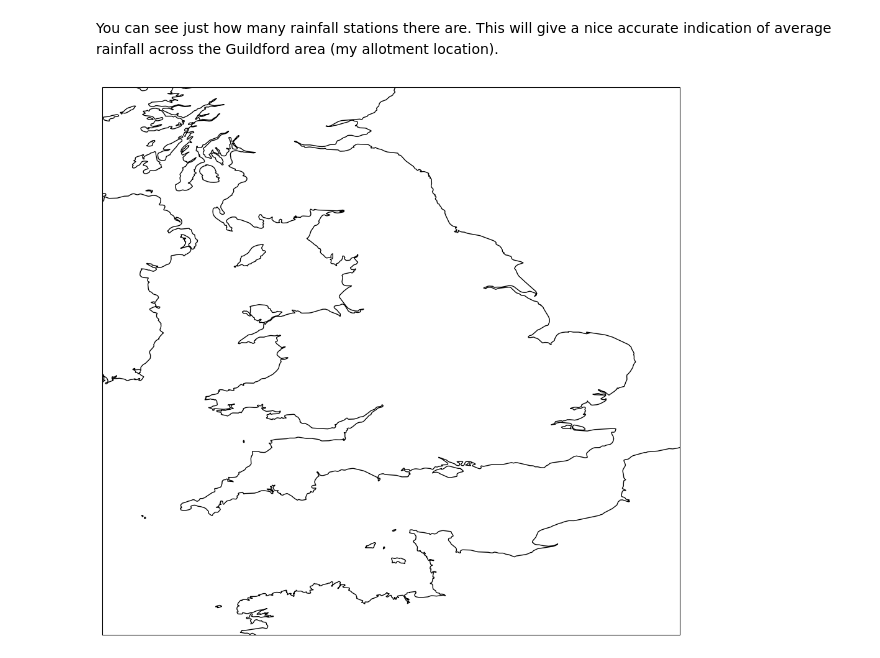
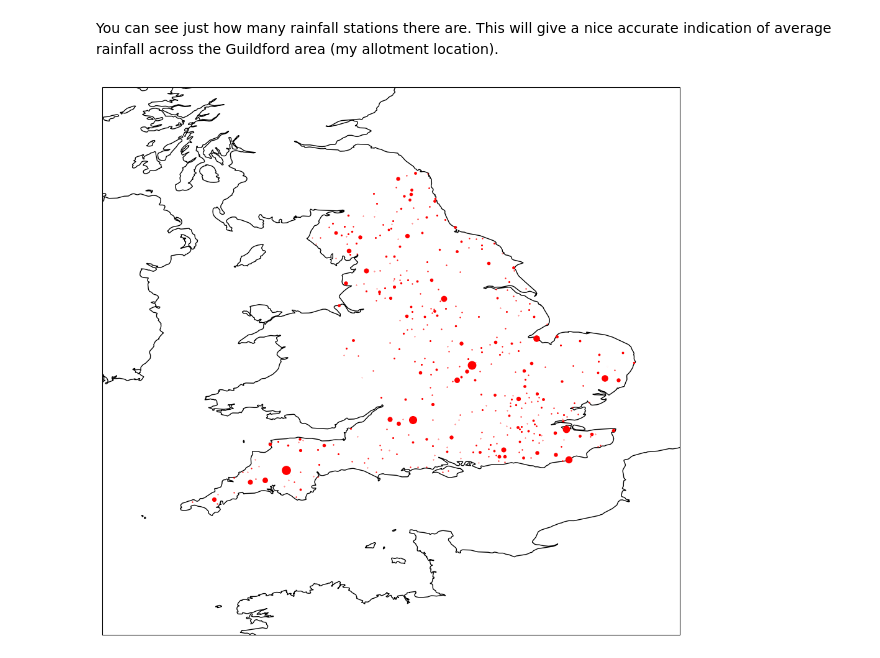
Before and after one commit to KasparSnashall/training-for-training, a Jupyter notebook: rainfall_api/rain_fall.ipynb, the cells around one changed output. Drawn from its saved outputs; the diff is of its cells as text; code cells hidden in the pictures.

Commit message:
removed print statements and added correct value plot

```diff
--- a/rainfall_api/rain_fall.ipynb
+++ b/rainfall_api/rain_fall.ipynb
@@ -67,29 +67,28 @@ You can see just how many rainfall stations there are. This will give a nice acc
 # %%
 
 measures = requests.get("https://environment.data.gov.uk/flood-monitoring/id/measures?parameter=rainfall")
 root_measures = measures.json()
 
 plt.figure(figsize=(12,12))
 ax = plt.axes(projection=ccrs.PlateCarree(),  extent=img_extent)
 ax.coastlines(resolution = "10m")
 
 lons = []
 lats = []
 measures = []
 for item in root_measures["items"]:
-
     try:
         measures.append(item["latestReading"]["value"])
-        lats.append(item["lat"])
-        lons.append(item["long"])
-        print(item["latestReading"]["value"])
+        station_ref = item["stationReference"]
+        loc_data = locations[station_ref]
+        lats.append(loc_data[1])
+        lons.append(loc_data[0])
     except:
         pass
 
 for lat, lon, mes in zip(lats, lons, measures):
-    print(lat, lon, mes)
-    ax.plot(lon, lat,"ro" , markersize=5, transform=ccrs.PlateCarree())
+    ax.plot(lon, lat,"ro" , markersize=mes*3, transform=ccrs.PlateCarree())
 
 plt.show()
 # %% [output]
-[figure, old version]
+[figure, new version]
```
